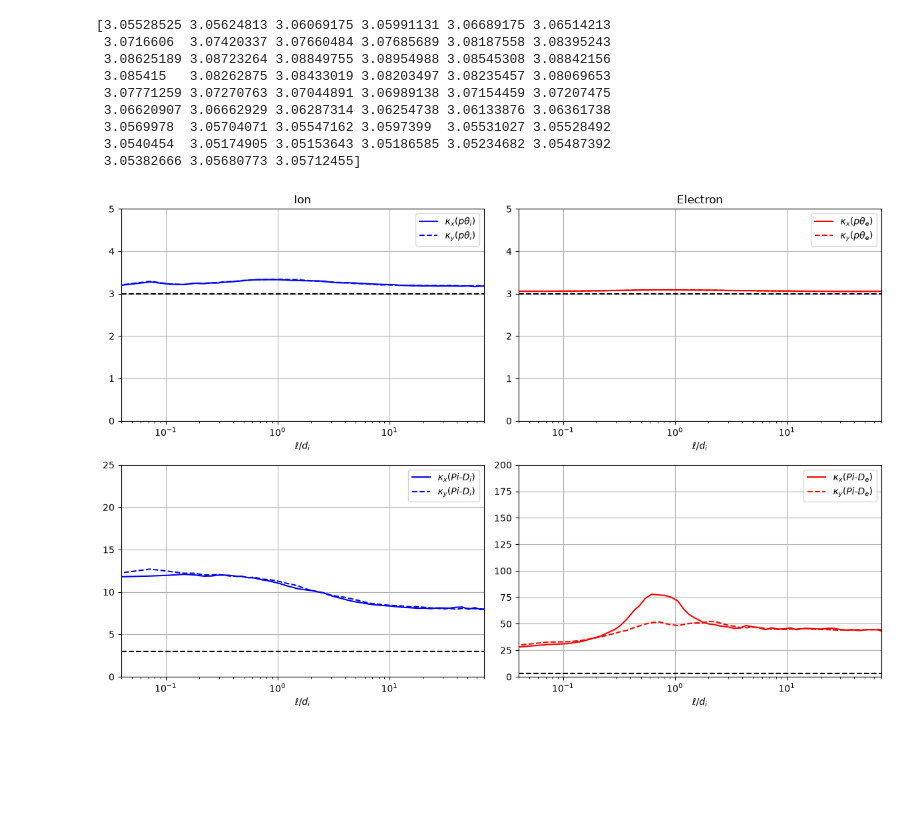
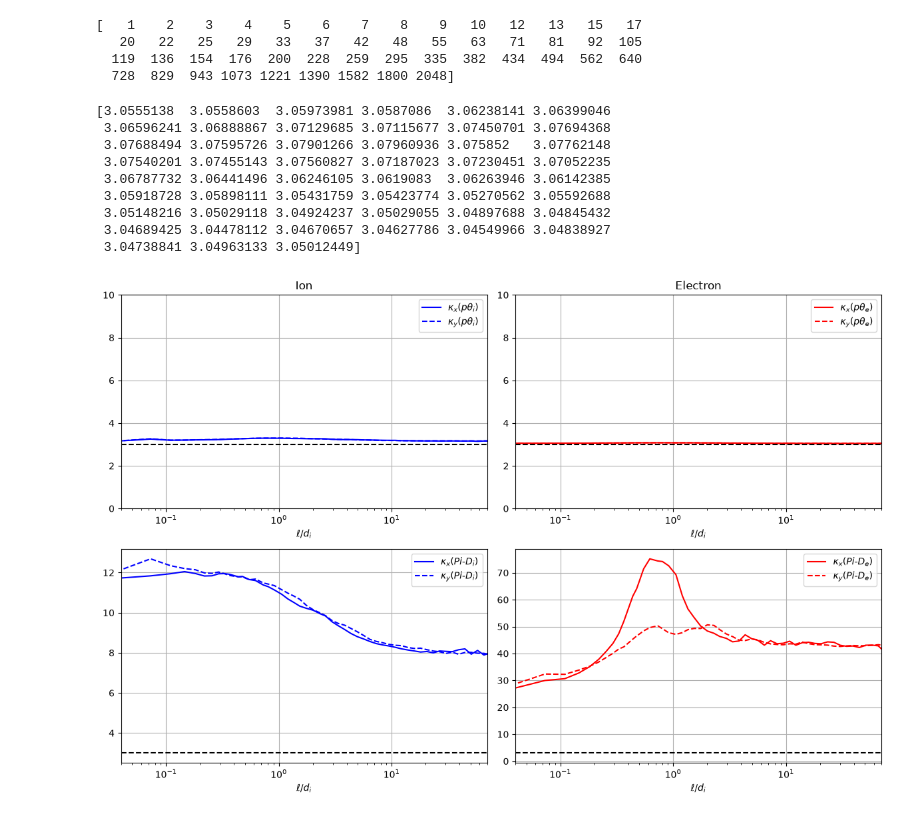
Before and after one commit to jgoodwill1/turbos, a Jupyter notebook: projects/scale_filter/nbs/SD_kurtosis.ipynb, the cells around one changed output. Saved outputs shown, nothing was run; the diff lists cells and outputs as text; code cells hidden in the pictures; blank space fills up the shorter version.

```diff
--- a/projects/scale_filter/nbs/SD_kurtosis.ipynb
+++ b/projects/scale_filter/nbs/SD_kurtosis.ipynb
@@ -85,20 +85,28 @@ ds['JE'] = (ds["J"] * ds["E"]).sum("c")
+# %%
+print(shifts)
+# %% [output]
+[   1    2    3    4    5    6    7    8    9   10   12   13   15   17
+   20   22   25   29   33   37   42   48   55   63   71   81   92  105
+  119  136  154  176  200  228  259  295  335  382  434  494  562  640
+  728  829  943 1073 1221 1390 1582 1800 2048]
 # %%
-K = xr.load_dataset("../data/inc_k_t.nc")
+# kf = 150
+K = xr.load_dataset(f"../data/inc_k{kf}_t.nc")
 
 K_e = K.sel(species="electron", drop=True)
 K_i = K.sel(species="ion", drop=True)
 # %%
 print(K_e['ptheta_x'].values)
 # %% [output]
-[3.05528525 3.05624813 3.06069175 3.05991131 3.06689175 3.06514213
- 3.0716606  3.07420337 3.07660484 3.07685689 3.08187558 3.08395243
- 3.08625189 3.08723264 3.08849755 3.08954988 3.08545308 3.08842156
- 3.085415   3.08262875 3.08433019 3.08203497 3.08235457 3.08069653
- 3.07771259 3.07270763 3.07044891 3.06989138 3.07154459 3.07207475
- 3.06620907 3.06662929 3.06287314 3.06254738 3.06133876 3.06361738
- 3.0569978  3.05704071 3.05547162 3.0597399  3.05531027 3.05528492
- 3.0540454  3.05174905 3.05153643 3.05186585 3.05234682 3.05487392
- 3.05382666 3.05680773 3.05712455]
+[3.0555138  3.0558603  3.05973981 3.0587086  3.06238141 3.06399046
+ 3.06596241 3.06888867 3.07129685 3.07115677 3.07450701 3.07694368
+ 3.07688494 3.07595726 3.07901266 3.07960936 3.075852   3.07762148
+ 3.07540201 3.07455143 3.07560827 3.07187023 3.07230451 3.07052235
+ 3.06787732 3.06441496 3.06246105 3.0619083  3.06263946 3.06142385
+ 3.05918728 3.05898111 3.05431759 3.05423774 3.05270562 3.05592688
+ 3.05148216 3.05029118 3.04924237 3.05029055 3.04897688 3.04845432
+ 3.04689425 3.04478112 3.04670657 3.04627786 3.04549966 3.04838927
+ 3.04738841 3.04963133 3.05012449]
 # %%
 fig, ax = plt.subplots(2,2, figsize = (12, 8))
 
@@ -116,37 +124,40 @@ ax[0,0].plot(K_i.ell, K_i.ptheta_x, ls = '-', c = 'blue', label= r"$\kappa_{x}(p
 ax[0,0].plot(K_i.ell, K_i.ptheta_y, ls = '--', c = 'blue', label=r"$\kappa_{y}(p \theta_i)$")
 
 ax[1,1].plot(K_e.ell, K_e.PiD_x, ls = '-', c = 'red', label= r"$\kappa_{x}( Pi\text{-}D_e)$")
 ax[1,1].plot(K_e.ell, K_e.PiD_y, ls = '--', c = 'red', label=r"$\kappa_{y}( Pi\text{-}D_e)$")
 
 ax[1,0].plot(K_i.ell, K_i.PiD_x, ls = '-', c = 'blue', label= r"$\kappa_{x}(Pi\text{-}D_i)$")
 ax[1,0].plot(K_i.ell, K_i.PiD_y, ls = '--', c = 'blue', label=r"$\kappa_{y}(Pi\text{-}D_i)$")
 
 
-ax[1,0].set_ylim(0, 25)
-ax[1,1].set_ylim(0, 200)
+# ax[0,0].set_ylim(0, 10)
+# ax[0,1].set_ylim(0, 10)
+
+# ax[1,0].set_ylim(0, 30)
+# ax[1,1].set_ylim(0, 200)
 
 
 for i in range(2):
     for j in range(2):
         ax[i,j].grid(True)
 
 
 for i in range(2):
         ax[0,i].axhline(3, color="k", linestyle="--")
         ax[0,i].set(xscale="log", xlabel=r"$\ell/d_i$")
-        ax[0,i].set_ylim(0, 5)
+        ax[0,i].set_ylim(0, 10)
         ax[0,i].set_xlim(4e-2, 7e1)
         ax[0,i].legend()
 
 for i in range(2):
         ax[1,i].axhline(3, color="k", linestyle="--")
         ax[1,i].set(xscale="log", xlabel=r"$\ell/d_i$")
         ax[1,i].set_xlim(4e-2, 7e1)
         ax[1,i].legend(loc='upper right')
 fig.tight_layout()
 fig.savefig("../fig/SD_kurtosis.png")
 # %% [output]
-[figure, old version]
+[figure, new version]
 # %%
 from turbos.statistics import kurtosis
 
```
Also changed, not shown: parts of 3 cells of this notebook, 8 other files.
